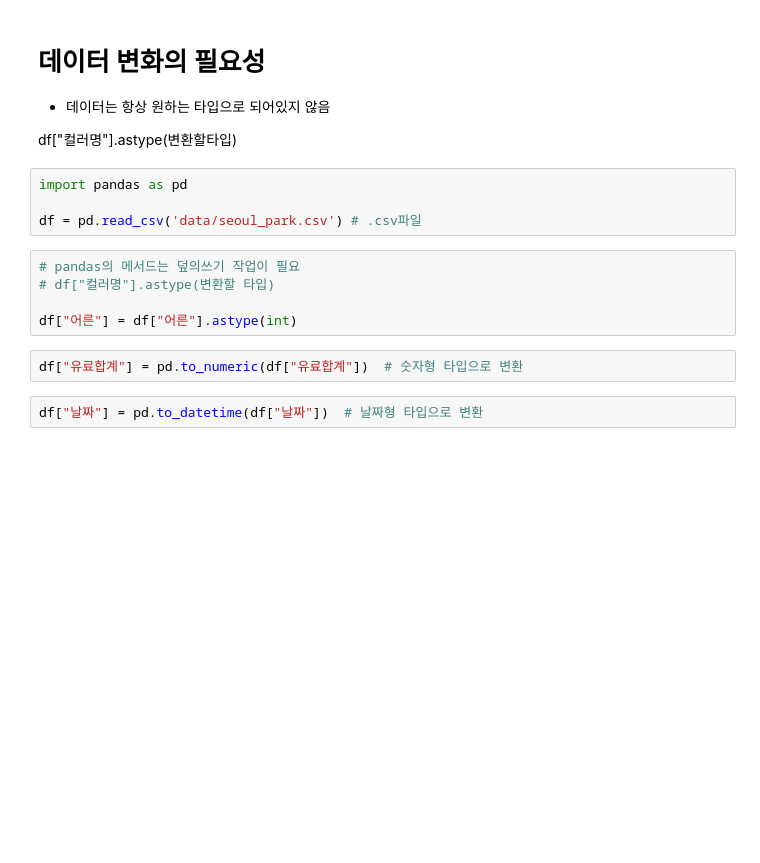
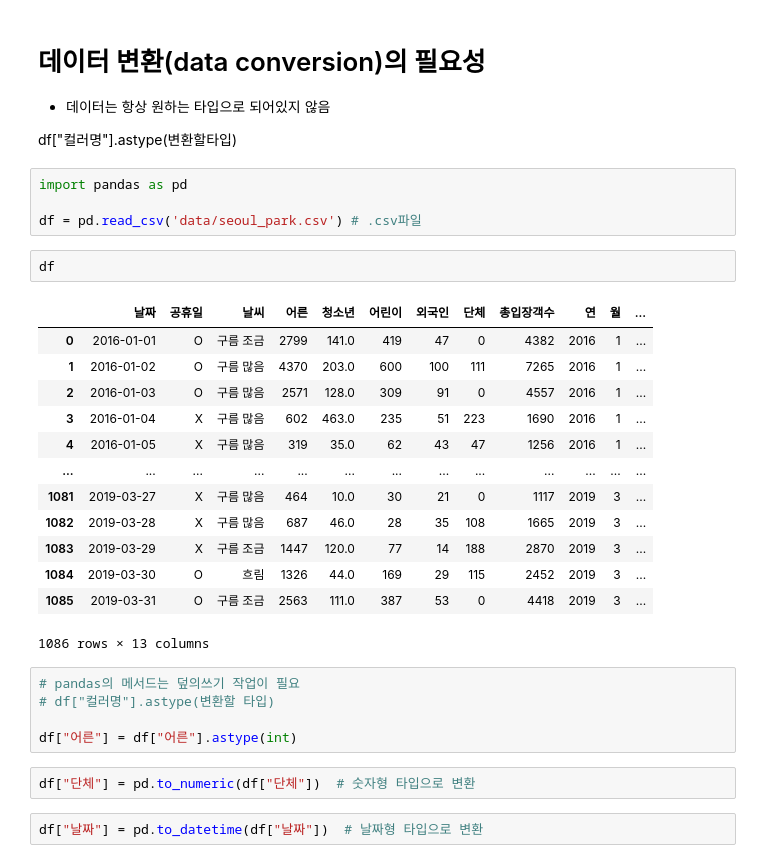
Before and after one commit to Jayyxy/data_analysis, a Jupyter notebook: 20251114/pandas(data_conversion).ipynb, the cells around one changed output. Cells and saved outputs as stored; diff of their text form; blank space fills up the shorter version.

```diff
--- a/20251114/pandas(data_conversion).ipynb
+++ b/20251114/pandas(data_conversion).ipynb
@@ -1,5 +1,5 @@
 # %% [markdown]
-# 데이터 변화의 필요성
+# 데이터 변환(data conversion)의 필요성
 - 데이터는 항상 원하는 타입으로 되어있지 않음
 
 df["컬러명"].astype(변환할타입)
@@ -7,13 +7,29 @@ df["컬러명"].astype(변환할타입)
 import pandas as pd
 
 df = pd.read_csv('data/seoul_park.csv') # .csv파일
+# %%
+df
+# %% [output]
+|  | 날짜 | 공휴일 | 날씨 | 어른 | 청소년 | 어린이 | 외국인 | 단체 | 총입장객수 | 연 | 월 | ... |
+| 0 | 2016-01-01 | O | 구름 조금 | 2799 | 141.0 | 419 | 47 | 0 | 4382 | 2016 | 1 | ... |
+| 1 | 2016-01-02 | O | 구름 많음 | 4370 | 203.0 | 600 | 100 | 111 | 7265 | 2016 | 1 | ... |
+| 2 | 2016-01-03 | O | 구름 많음 | 2571 | 128.0 | 309 | 91 | 0 | 4557 | 2016 | 1 | ... |
+| 3 | 2016-01-04 | X | 구름 많음 | 602 | 463.0 | 235 | 51 | 223 | 1690 | 2016 | 1 | ... |
+| 4 | 2016-01-05 | X | 구름 많음 | 319 | 35.0 | 62 | 43 | 47 | 1256 | 2016 | 1 | ... |
+| ... | ... | ... | ... | ... | ... | ... | ... | ... | ... | ... | ... | ... |
+| 1081 | 2019-03-27 | X | 구름 많음 | 464 | 10.0 | 30 | 21 | 0 | 1117 | 2019 | 3 | ... |
+| 1082 | 2019-03-28 | X | 구름 많음 | 687 | 46.0 | 28 | 35 | 108 | 1665 | 2019 | 3 | ... |
+| 1083 | 2019-03-29 | X | 구름 조금 | 1447 | 120.0 | 77 | 14 | 188 | 2870 | 2019 | 3 | ... |
+| 1084 | 2019-03-30 | O | 흐림 | 1326 | 44.0 | 169 | 29 | 115 | 2452 | 2019 | 3 | ... |
+| 1085 | 2019-03-31 | O | 구름 조금 | 2563 | 111.0 | 387 | 53 | 0 | 4418 | 2019 | 3 | ... |
+1086 rows × 13 columns
 # %%
 # pandas의 메서드는 덮의쓰기 작업이 필요
 # df["컬러명"].astype(변환할 타입)
 
 df["어른"] = df["어른"].astype(int)
 # %%
-df["유료합계"] = pd.to_numeric(df["유료합계"])  # 숫자형 타입으로 변환
+df["단체"] = pd.to_numeric(df["단체"])  # 숫자형 타입으로 변환
 # %%
 df["날짜"] = pd.to_datetime(df["날짜"])  # 날짜형 타입으로 변환
 # %% [markdown]
```
Also changed, not shown: parts of 3 cells of this notebook.
